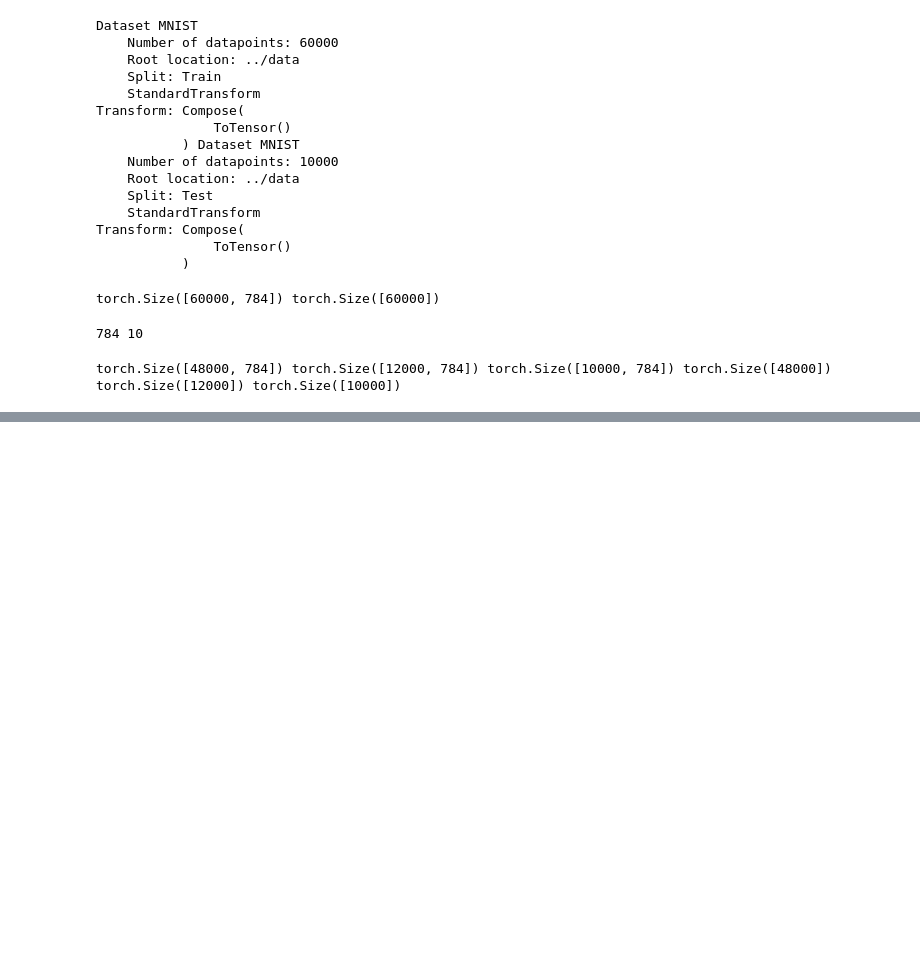
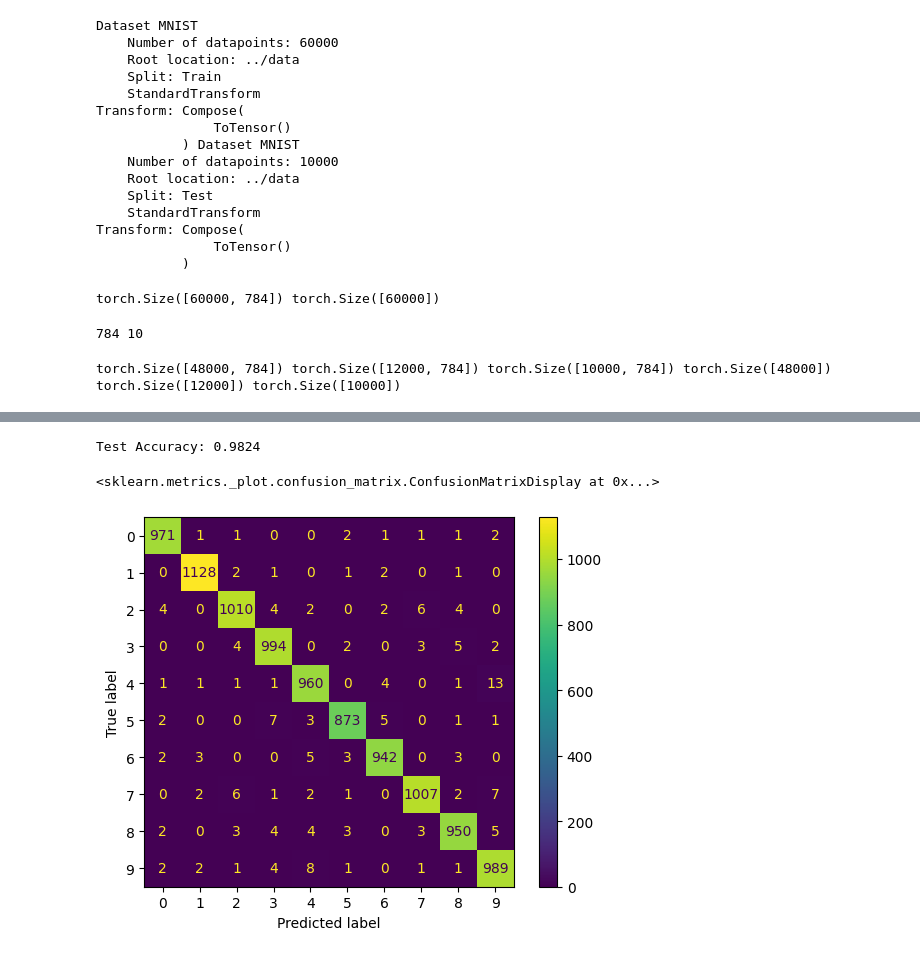
Before and after one commit to minstrel1149/dl_bootcamp_pytorch, a Jupyter notebook: Ch.14_regularization_2.ipynb, the cells around one changed output, grey strips where cells are left out. Cells and saved outputs as stored; diff of their text form; code cells hidden in the pictures; blank space fills up the shorter version.

```diff
--- a/Ch.14_regularization_2.ipynb
+++ b/Ch.14_regularization_2.ipynb
@@ -61,0 +221,20 @@ torch.Size([48000, 784]) torch.Size([12000, 784]) torch.Size([10000, 784]) torch
+# %%
+test_loss = 0
+y_hat = []
+
+model.eval()
+with torch.no_grad():
+    X_ = X_test.to(device).split(batch_size, dim=0)
+    y_ = y_test.to(device).split(batch_size, dim=0)
+
+    for X_i, y_i in zip(X_, y_):
+        y_hat_i = model(X_i)
+        loss = crit(y_hat_i, y_i.squeeze())
+
+        test_loss += float(loss.detach())
+
+        y_hat += [y_hat_i]
+
+    test_loss = test_loss / len(X_)
+
+y_hat = torch.concat(y_hat, dim=0)
@@ -61,0 +251,12 @@ torch.Size([48000, 784]) torch.Size([12000, 784]) torch.Size([10000, 784]) torch
+# %%
+correct_cnt = (y_test.squeeze() == torch.argmax(y_hat.to('cpu'), dim=-1)).sum()
+total_cnt = y_test.shape[0]
+
+print(f'Test Accuracy: {correct_cnt / total_cnt:.4f}')
+# %% [output]
+Test Accuracy: 0.9824
+# %%
+ConfusionMatrixDisplay.from_predictions(y_test.squeeze(), torch.argmax(y_hat.to('cpu'), dim=-1))
+# %% [output]
+<sklearn.metrics._plot.confusion_matrix.ConfusionMatrixDisplay at 0x...>
+[figure, added]
```
Also changed, not shown: parts of 10 cells of this notebook.
